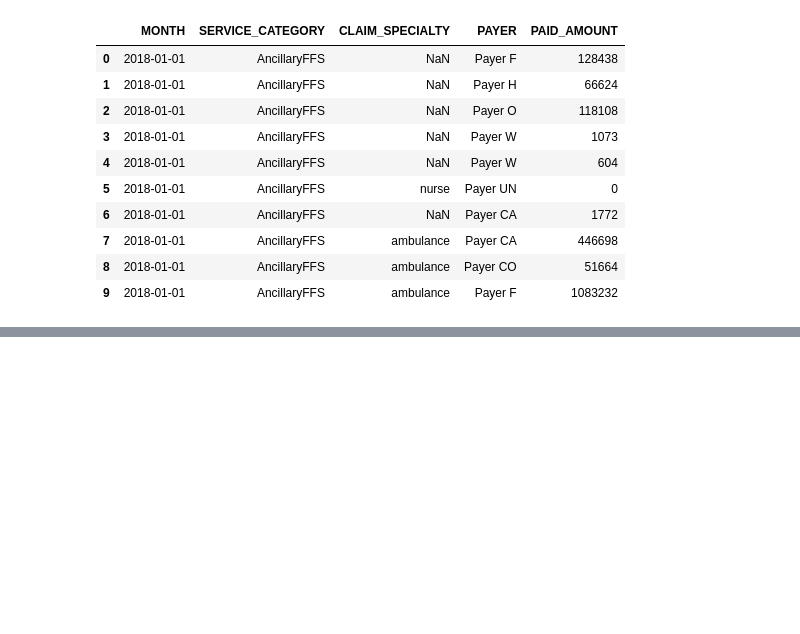
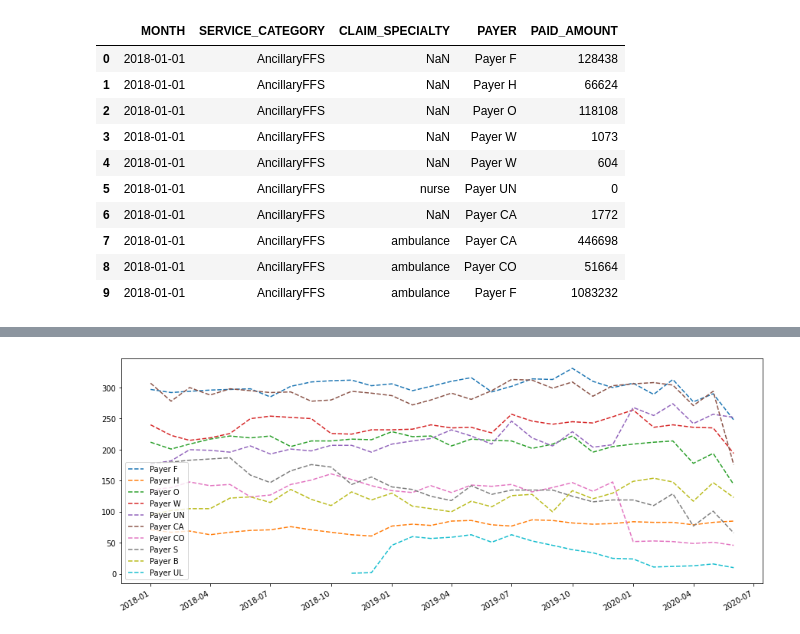
Before and after one commit to artemklopow/novapulsar_task, a Jupyter notebook: data_analysis.ipynb, the cells around one changed output, grey strips where cells are left out. Drawn from its saved outputs; the diff is of its cells as text; code cells hidden in the pictures; blank space fills up the shorter version.

```diff
--- a/data_analysis.ipynb
+++ b/data_analysis.ipynb
@@ -549,0 +554,4 @@ df.to_csv('application/data/df.csv', sep=',', index=False)
+# %%
+df = pd.read_csv('application/data/df.csv', sep=',')
+print(df.shape)
+df.head()
@@ -549,0 +570,2 @@ df.to_csv('application/data/df.csv', sep=',', index=False)
+# %%
+df['MONTH'] = pd.to_datetime(df['MONTH'])
@@ -549,0 +717,10 @@ df.to_csv('application/data/df.csv', sep=',', index=False)
+# %%
+ax, fig = plt.subplots(figsize=(15, 6))
+
+#df['MONTH'].value_counts().plot(label = 'ALL')
+for i in df['PAYER'].unique():
+    df[df['PAYER'] == i]['MONTH'].value_counts().plot(label=i, linestyle = '--')
+plt.legend()
+plt.show()
+# %% [output]
+[figure, added]
```
Also changed, not shown: parts of 17 cells of this notebook, 1 other file.
